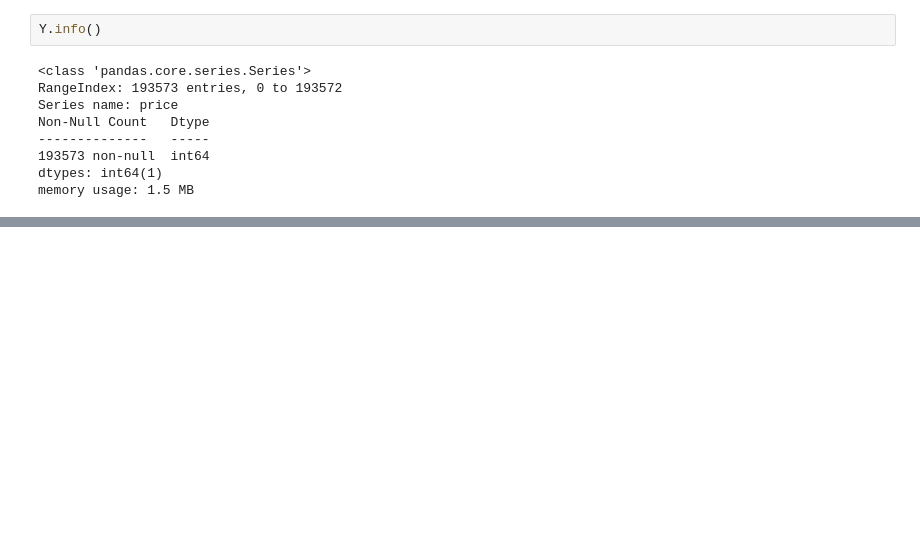
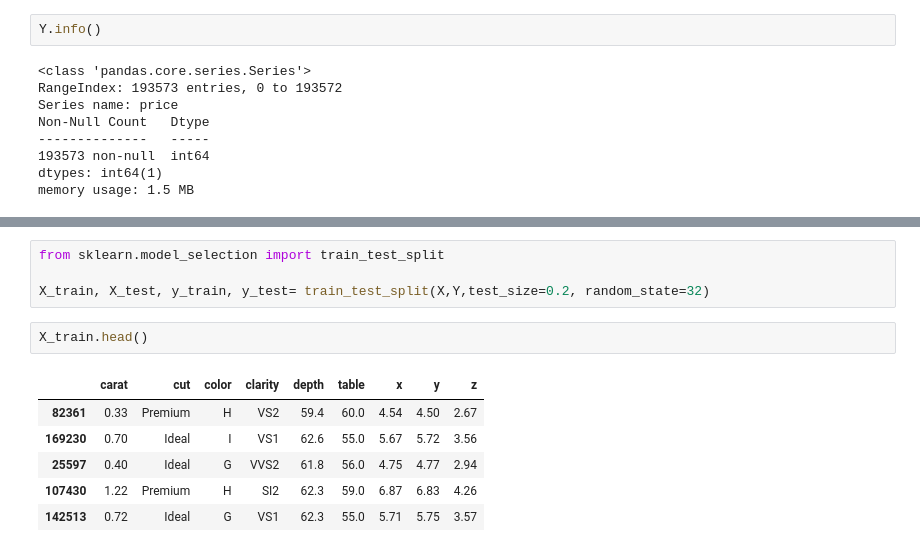
Before and after one commit to HereticInquisitor/mlops, a Jupyter notebook: experiments/experiments.ipynb, the cells around one changed output, grey strips where cells are left out. Saved outputs shown, nothing was run; the diff lists cells and outputs as text; blank space fills up the shorter version.

```diff
--- a/experiments/experiments.ipynb
+++ b/experiments/experiments.ipynb
@@ -351,0 +408,13 @@ X.select_dtypes(exclude="object")
+# %%
+from sklearn.model_selection import train_test_split
+
+X_train, X_test, y_train, y_test= train_test_split(X,Y,test_size=0.2, random_state=32)
+# %%
+X_train.head()
+# %% [output]
+|  | carat | cut | color | clarity | depth | table | x | y | z |
+| 82361 | 0.33 | Premium | H | VS2 | 59.4 | 60.0 | 4.54 | 4.50 | 2.67 |
+| 169230 | 0.70 | Ideal | I | VS1 | 62.6 | 55.0 | 5.67 | 5.72 | 3.56 |
+| 25597 | 0.40 | Ideal | G | VVS2 | 61.8 | 56.0 | 4.75 | 4.77 | 2.94 |
+| 107430 | 1.22 | Premium | H | SI2 | 62.3 | 59.0 | 6.87 | 6.83 | 4.26 |
+| 142513 | 0.72 | Ideal | G | VS1 | 62.3 | 55.0 | 5.71 | 5.75 | 3.57 |
```
Also changed, not shown: parts of 23 cells of this notebook.
